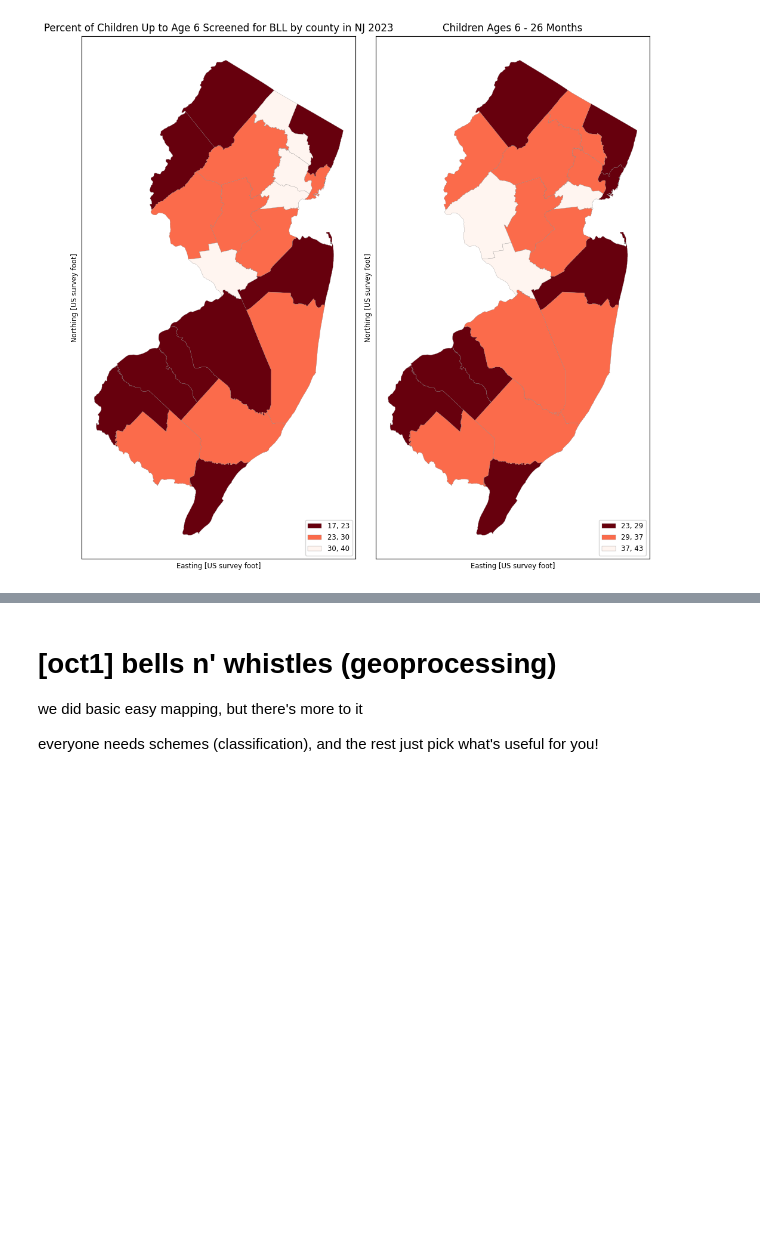
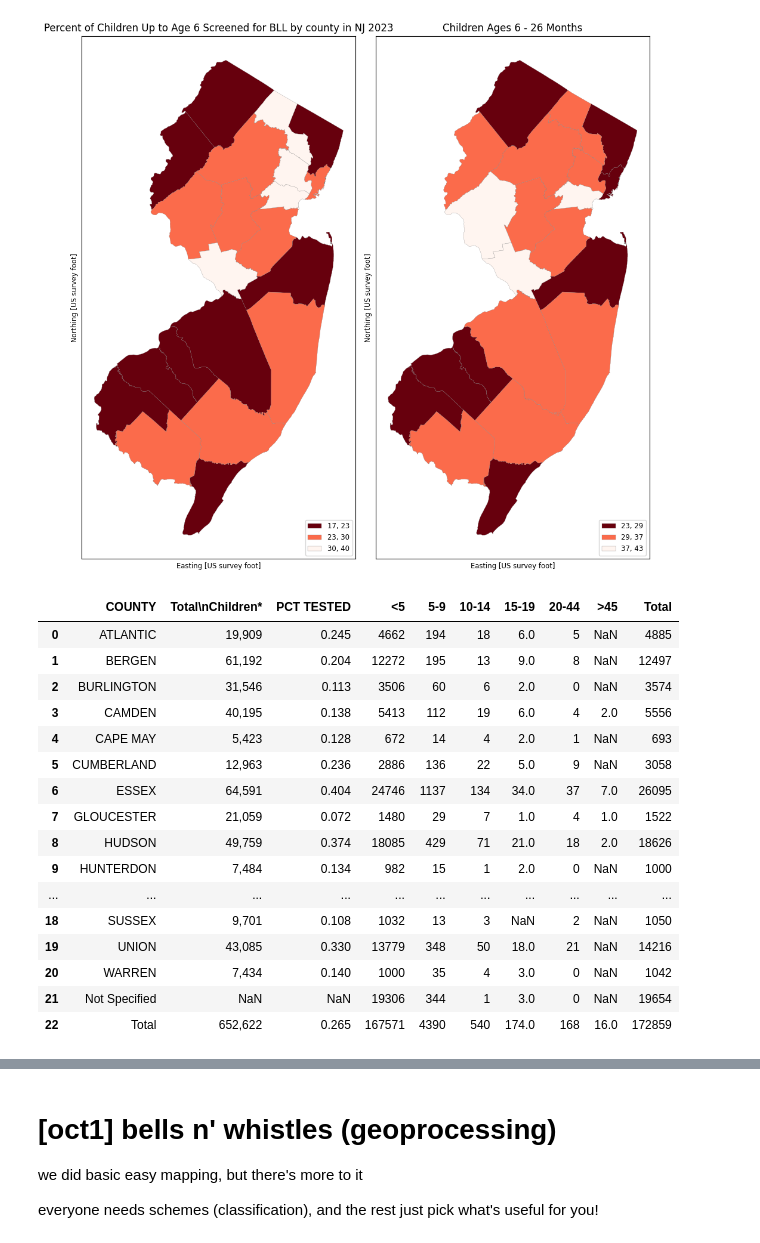
Before and after one commit to Kristina-RUC/datamana, a Jupyter notebook: map.ipynb, the cells around one changed output, grey strips where cells are left out. Cells and saved outputs as stored; diff of their text form; code cells hidden in the pictures; blank space fills up the shorter version.

```diff
--- a/map.ipynb
+++ b/map.ipynb
@@ -1475,0 +1480,22 @@ axs[1].set_xticks([]); axs[1].set_yticks([])
+# %%
+NJbll2015age6.rename(columns={'County': 'COUNTY'}, inplace=True)
+NJbll2015age6.rename(columns={'%\nTested': 'PCT TESTED'}, inplace=True)
+NJbll2015age6
+# %% [output]
+|  | COUNTY | Total\nChildren* | PCT TESTED | <5 | 5-9 | 10-14 | 15-19 | 20-44 | >45 | Total |
+| 0 | ATLANTIC | 19,909 | 0.245 | 4662 | 194 | 18 | 6.0 | 5 | NaN | 4885 |
+| 1 | BERGEN | 61,192 | 0.204 | 12272 | 195 | 13 | 9.0 | 8 | NaN | 12497 |
+| 2 | BURLINGTON | 31,546 | 0.113 | 3506 | 60 | 6 | 2.0 | 0 | NaN | 3574 |
+| 3 | CAMDEN | 40,195 | 0.138 | 5413 | 112 | 19 | 6.0 | 4 | 2.0 | 5556 |
+| 4 | CAPE MAY | 5,423 | 0.128 | 672 | 14 | 4 | 2.0 | 1 | NaN | 693 |
+| 5 | CUMBERLAND | 12,963 | 0.236 | 2886 | 136 | 22 | 5.0 | 9 | NaN | 3058 |
+| 6 | ESSEX | 64,591 | 0.404 | 24746 | 1137 | 134 | 34.0 | 37 | 7.0 | 26095 |
+| 7 | GLOUCESTER | 21,059 | 0.072 | 1480 | 29 | 7 | 1.0 | 4 | 1.0 | 1522 |
+| 8 | HUDSON | 49,759 | 0.374 | 18085 | 429 | 71 | 21.0 | 18 | 2.0 | 18626 |
+| 9 | HUNTERDON | 7,484 | 0.134 | 982 | 15 | 1 | 2.0 | 0 | NaN | 1000 |
+| ... | ... | ... | ... | ... | ... | ... | ... | ... | ... | ... |
+| 18 | SUSSEX | 9,701 | 0.108 | 1032 | 13 | 3 | NaN | 2 | NaN | 1050 |
+| 19 | UNION | 43,085 | 0.330 | 13779 | 348 | 50 | 18.0 | 21 | NaN | 14216 |
+| 20 | WARREN | 7,434 | 0.140 | 1000 | 35 | 4 | 3.0 | 0 | NaN | 1042 |
+| 21 | Not Specified | NaN | NaN | 19306 | 344 | 1 | 3.0 | 0 | NaN | 19654 |
+| 22 | Total | 652,622 | 0.265 | 167571 | 4390 | 540 | 174.0 | 168 | 16.0 | 172859 |
```
Also changed, not shown: parts of 11 cells of this notebook.
